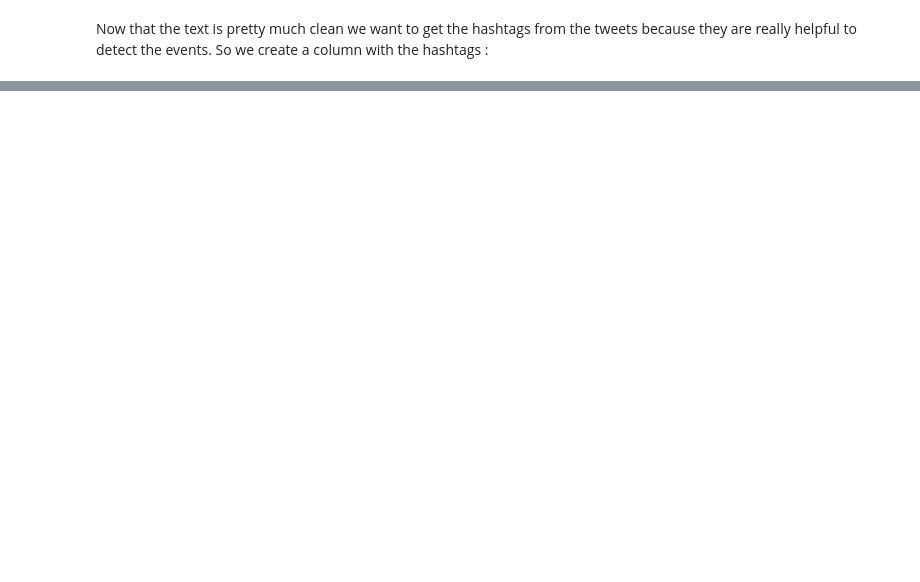
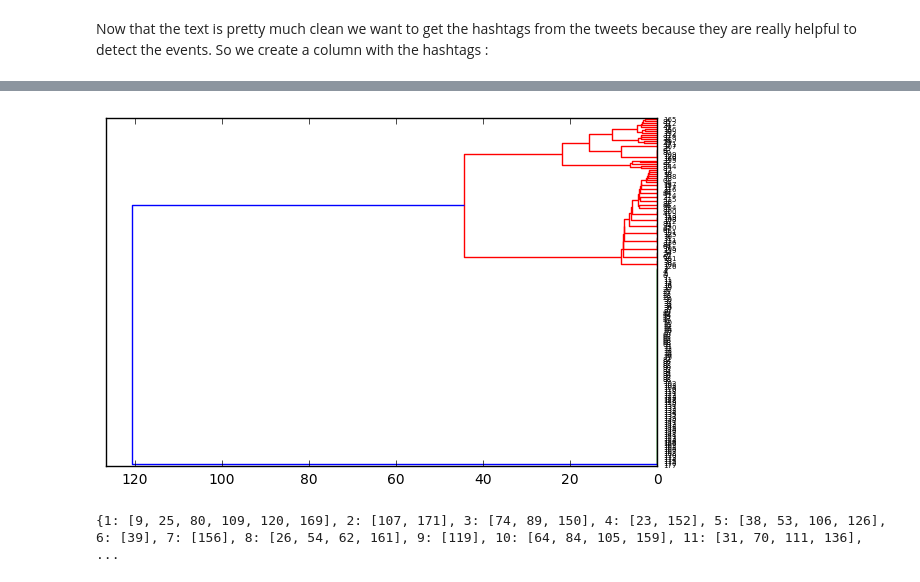
Before and after one commit to agpmilli/swissgeotweet, a Jupyter notebook: event-detection/Event-detection-Alain.ipynb, the cells around one changed output, grey strips where cells are left out. Drawn from its saved outputs; the diff is of its cells as text; code cells hidden in the pictures; blank space fills up the shorter version.

```diff
--- a/event-detection/Event-detection-Alain.ipynb
+++ b/event-detection/Event-detection-Alain.ipynb
@@ -166,0 +197,6 @@ Now that we detected the hashtags and the different words in the text we can now
+# %%
+for list_ in np.unique(month['hashtags'][month['hashtags']!=""].values):
+    for tag in list_:
+        if(tag not in vocab):
+            vocab.append(tag)
+print(len(vocab))
@@ -166,0 +207,7 @@ Now that we detected the hashtags and the different words in the text we can now
+# %%
+tweets_text = []
+for list_ in month['text']:
+    text = ""
+    for i in range(0,len(list_)):
+        text += list_[i]+ " "
+    tweets_text.append(text)
@@ -166,0 +216,5 @@ Now that we detected the hashtags and the different words in the text we can now
+# %%
+vec = CountVectorizer(vocabulary=vocab)
+ttm = vec.fit_transform(tweets_text).toarray()
+print(ttm)
+print(vocab)
@@ -166,0 +232,3 @@ Now that we detected the hashtags and the different words in the text we can now
+# %%
+dist_eucl = euclidean_distances(ttm)
+np.round(dist_eucl,1)
@@ -166,0 +245,10 @@ Now that we detected the hashtags and the different words in the text we can now
+# %%
+linkage_matrix = ward(dist_eucl)
+
+dendrogram(linkage_matrix, orientation="left")
+
+plt.tight_layout()  # fixes margins
+
+plt.show()
+# %% [output]
+[figure, added]
@@ -166,0 +257,9 @@ Now that we detected the hashtags and the different words in the text we can now
+# %%
+import collections
+d={}
+for tweetid, clusterid in enumerate(cluster):
+    if not clusterid in d: d[clusterid]=[]
+    d[clusterid].append(tweetid)
+print(d)
+# %% [output]
+{1: [9, 25, 80, 109, 120, 169], 2: [107, 171], 3: [74, 89, 150], 4: [23, 152], 5: [38, 53, 106, 126], 6: [39], 7: [156], 8: [26, 54, 62, 161], 9: [119], 10: [64, 84, 105, 159], 11: [31, 70, 111, 136], ...
```
Also changed, not shown: parts of 37 cells of this notebook, 2 other files.
